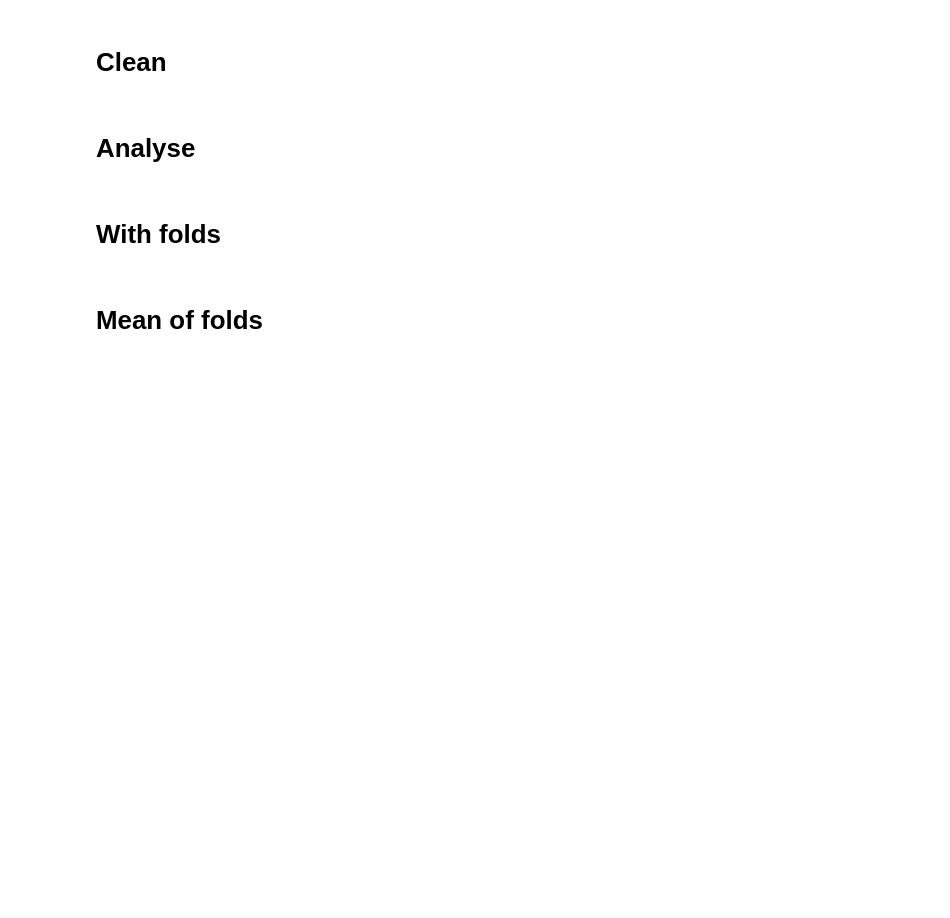
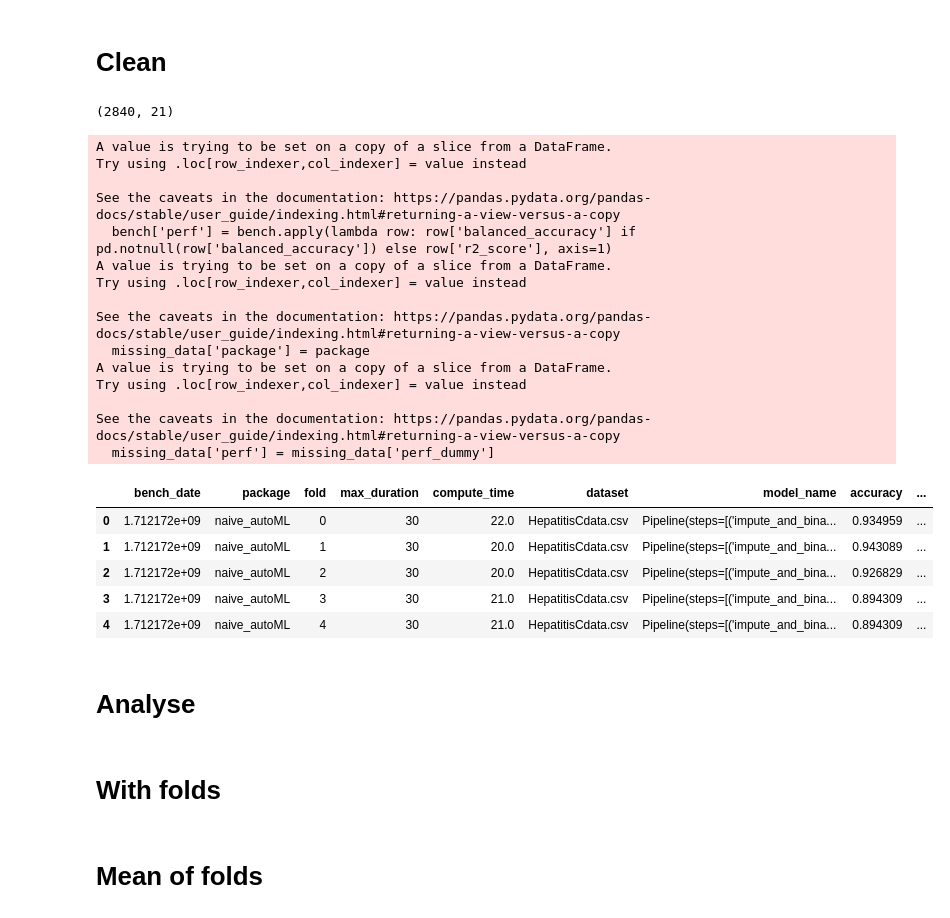
Before and after one commit to IIAS-Research/iaml, a Jupyter notebook: src/sandbox/compare_bench2.ipynb, the cells around one changed output. Saved outputs shown, nothing was run; the diff lists cells and outputs as text; code cells hidden in the pictures; blank space fills up the shorter version.

Commit message:
[ADD] Add dummy

```diff
--- a/src/sandbox/compare_bench2.ipynb
+++ b/src/sandbox/compare_bench2.ipynb
@@ -29,17 +29,75 @@ def compte_les_points(df):
 
     for key in results:
         print(f"{key} : {results[key]} / {total}")
+
+def replace_by_dummy(df):
+    # All unique combinations for 'fold', 'max_duration', 'dataset'
+    all_combinations = df[['fold', 'max_duration', 'dataset']].drop_duplicates()
+
+    # Dummy package performance values
+    dummy_values = df[df['package'] == 'dummy']
+
+    # Ensuring we're considering all combinations with dummy values
+    full_combinations = pd.merge(all_combinations, dummy_values, on=['fold', 'max_duration', 'dataset'], how='left')
+
+    # Identifying missing package rows except dummy
+    needed_packages = df['package'].unique()
+    missing_rows = []
+
+    for package in needed_packages:
+        current_df = df[df['package'] == package]
+        merged_df = pd.merge(full_combinations, current_df, on=['fold', 'max_duration', 'dataset', 'package'], how='left', suffixes=('_dummy', ''))
+        missing_data = merged_df[merged_df['perf'].isnull()]
+        missing_data['package'] = package
+        missing_data['perf'] = missing_data['perf_dummy']
+        missing_rows.append(missing_data[['package', 'fold', 'max_duration', 'dataset', 'perf']])
+
+    # Concatenating the missing rows to the original DataFrame
+    if missing_rows:
+        df = pd.concat([df] + missing_rows, ignore_index=True)
+
+    return df
 # %% [markdown]
 # Clean
 # %%
 
 bench = pd.read_csv("/Users/rudy/Documents/CHU/iias/baiddy_group/automl/src/perf_logger/tests_data/bench_v2.log")
 print(bench.shape)
 bench['perf'] = bench.apply(lambda row: row['balanced_accuracy'] if pd.notnull(row['balanced_accuracy']) else row['r2_score'], axis=1)
 bench = bench[(bench['max_duration'] - bench['compute_time']) >= -30] # remove line with too long computing time
+bench = bench[~bench['package'].isin(['automed_old', 'automed_old2'])] # remove line with too long computing time
 count_fold = bench.groupby(['package', 'max_duration', 'dataset']).count().reset_index()[['package', 'max_duration', 'dataset', 'fold']]
 
 joined = bench.merge(count_fold, on=['package', 'max_duration', 'dataset'], suffixes=('', '_count'))
 bench = joined[joined['fold_count'] == 5]
 
+# Compute perf
+bench['perf'] = bench.apply(lambda row: row['balanced_accuracy'] if pd.notnull(row['balanced_accuracy']) else row['r2_score'], axis=1)
+
+# Replace NAN by DUMMY
+bench = replace_by_dummy(bench)
+
 bench.head()
+# %% [output]
+(2840, 21)
+A value is trying to be set on a copy of a slice from a DataFrame.
+Try using .loc[row_indexer,col_indexer] = value instead
+
+See the caveats in the documentation: https://pandas.pydata.org/pandas-docs/stable/user_guide/indexing.html#returning-a-view-versus-a-copy
+  bench['perf'] = bench.apply(lambda row: row['balanced_accuracy'] if pd.notnull(row['balanced_accuracy']) else row['r2_score'], axis=1)
+A value is trying to be set on a copy of a slice from a DataFrame.
+Try using .loc[row_indexer,col_indexer] = value instead
+
+See the caveats in the documentation: https://pandas.pydata.org/pandas-docs/stable/user_guide/indexing.html#returning-a-view-versus-a-copy
+  missing_data['package'] = package
+A value is trying to be set on a copy of a slice from a DataFrame.
+Try using .loc[row_indexer,col_indexer] = value instead
+
+See the caveats in the documentation: https://pandas.pydata.org/pandas-docs/stable/user_guide/indexing.html#returning-a-view-versus-a-copy
+  missing_data['perf'] = missing_data['perf_dummy']
+|  | bench_date | package | fold | max_duration | compute_time | dataset | model_name | accuracy | ... |
+| 0 | 1.712172e+09 | naive_autoML | 0 | 30 | 22.0 | HepatitisCdata.csv | Pipeline(steps=[('impute_and_bina... | 0.934959 | ... |
+| 1 | 1.712172e+09 | naive_autoML | 1 | 30 | 20.0 | HepatitisCdata.csv | Pipeline(steps=[('impute_and_bina... | 0.943089 | ... |
+| 2 | 1.712172e+09 | naive_autoML | 2 | 30 | 20.0 | HepatitisCdata.csv | Pipeline(steps=[('impute_and_bina... | 0.926829 | ... |
+| 3 | 1.712172e+09 | naive_autoML | 3 | 30 | 21.0 | HepatitisCdata.csv | Pipeline(steps=[('impute_and_bina... | 0.894309 | ... |
+| 4 | 1.712172e+09 | naive_autoML | 4 | 30 | 21.0 | HepatitisCdata.csv | Pipeline(steps=[('impute_and_bina... | 0.894309 | ... |
```
Also changed, not shown: parts of 10 cells of this notebook.
